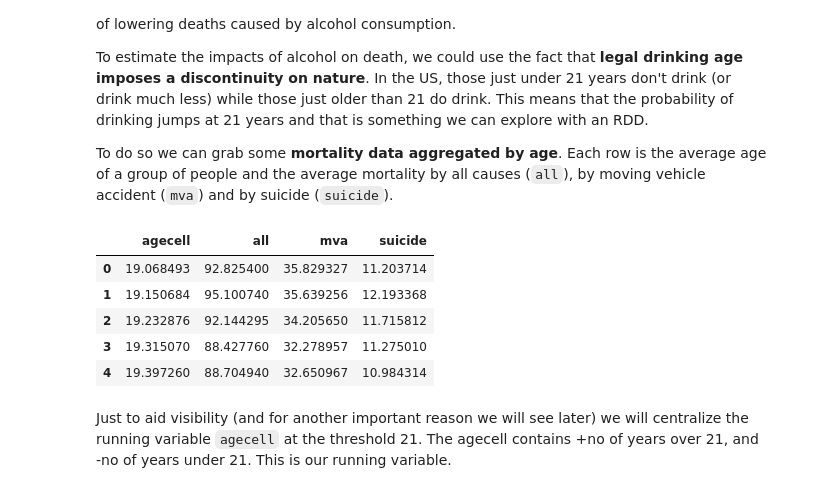
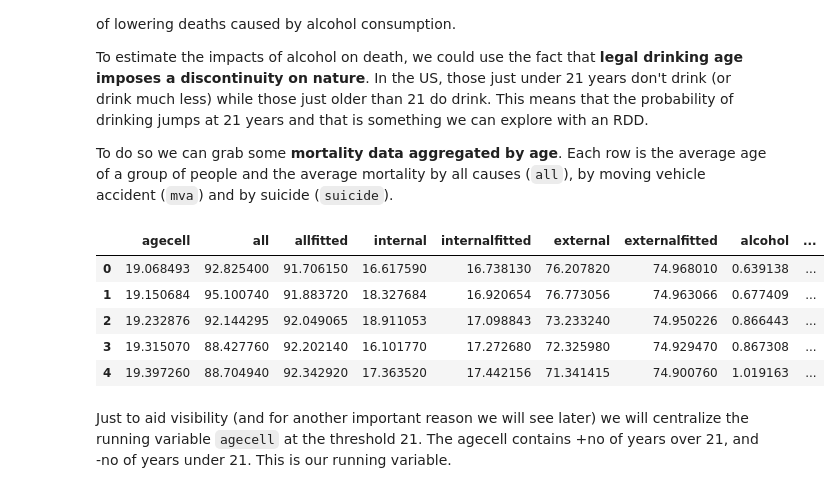
Before and after one commit to awenroberts/QM2, a Jupyter notebook: Copy_of_W10_regression_discontinuity.ipynb, the cells around one changed output. Drawn from its saved outputs; the diff is of its cells as text; code cells hidden in the pictures.

```diff
--- a/Copy_of_W10_regression_discontinuity.ipynb
+++ b/Copy_of_W10_regression_discontinuity.ipynb
@@ -159,13 +159,16 @@ To do so we can grab some **mortality data aggregated by age**. Each row is the
 # %%
 drinking = pd.read_csv("https://storage.googleapis.com/qm2/rdd/drinking.csv")
 drinking.head()[["agecell", "all", "mva", "suicide"]]
+#sort the table by age
+drinking.sort_values("agecell", inplace=True)
+drinking.head()
 # %% [output]
-|  | agecell | all | mva | suicide |
-| 0 | 19.068493 | 92.825400 | 35.829327 | 11.203714 |
-| 1 | 19.150684 | 95.100740 | 35.639256 | 12.193368 |
-| 2 | 19.232876 | 92.144295 | 34.205650 | 11.715812 |
-| 3 | 19.315070 | 88.427760 | 32.278957 | 11.275010 |
-| 4 | 19.397260 | 88.704940 | 32.650967 | 10.984314 |
+|  | agecell | all | allfitted | internal | internalfitted | external | externalfitted | alcohol | ... |
+| 0 | 19.068493 | 92.825400 | 91.706150 | 16.617590 | 16.738130 | 76.207820 | 74.968010 | 0.639138 | ... |
+| 1 | 19.150684 | 95.100740 | 91.883720 | 18.327684 | 16.920654 | 76.773056 | 74.963066 | 0.677409 | ... |
+| 2 | 19.232876 | 92.144295 | 92.049065 | 18.911053 | 17.098843 | 73.233240 | 74.950226 | 0.866443 | ... |
+| 3 | 19.315070 | 88.427760 | 92.202140 | 16.101770 | 17.272680 | 72.325980 | 74.929470 | 0.867308 | ... |
+| 4 | 19.397260 | 88.704940 | 92.342920 | 17.363520 | 17.442156 | 71.341415 | 74.900760 | 1.019163 | ... |
 # %% [markdown]
 Just to aid visibility (and for another important reason we will see later) we will centralize the running variable `agecell` at the threshold 21. The agecell contains +no of years over 21, and -no of years under 21. This is our running variable.
 # %%
```
Also changed, not shown: parts of 3 cells of this notebook.
